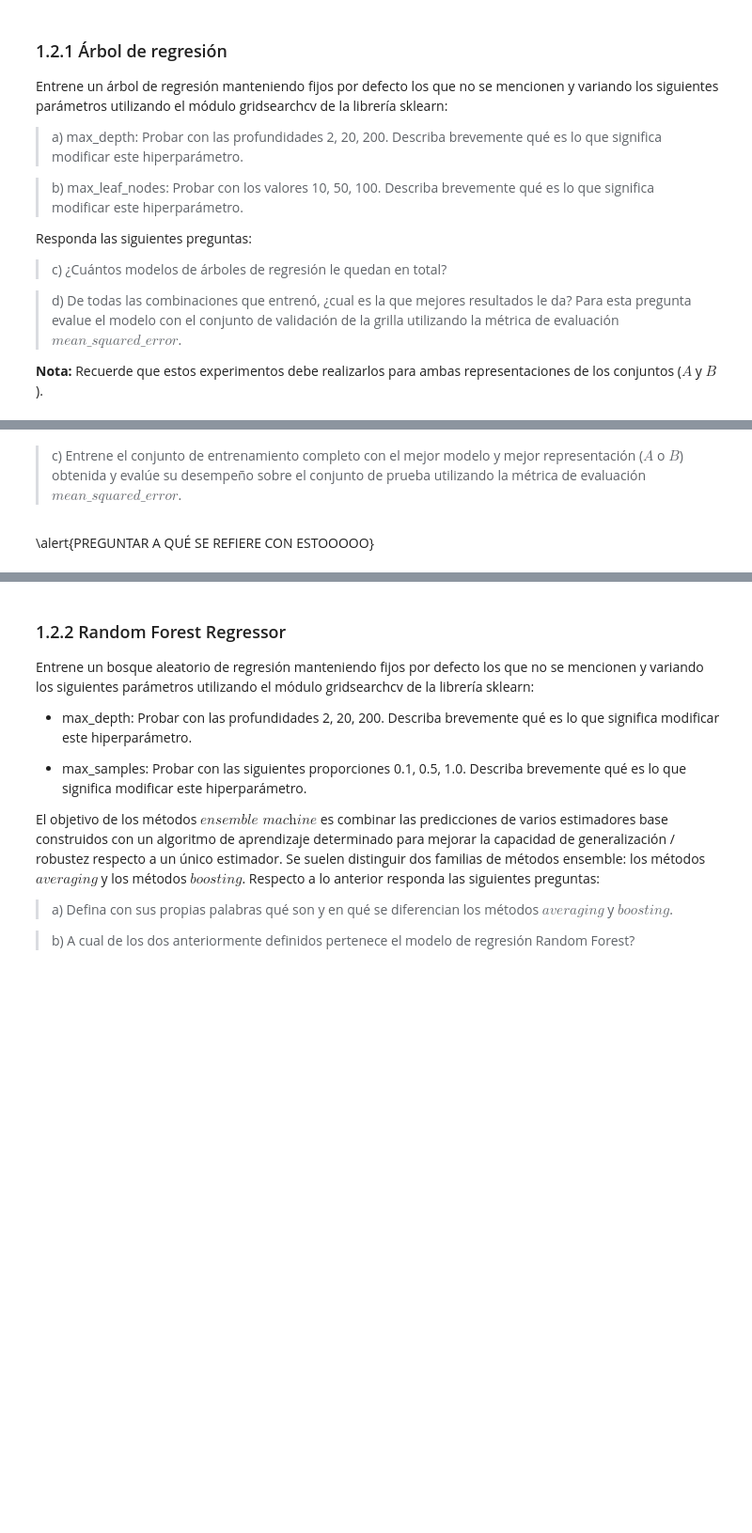
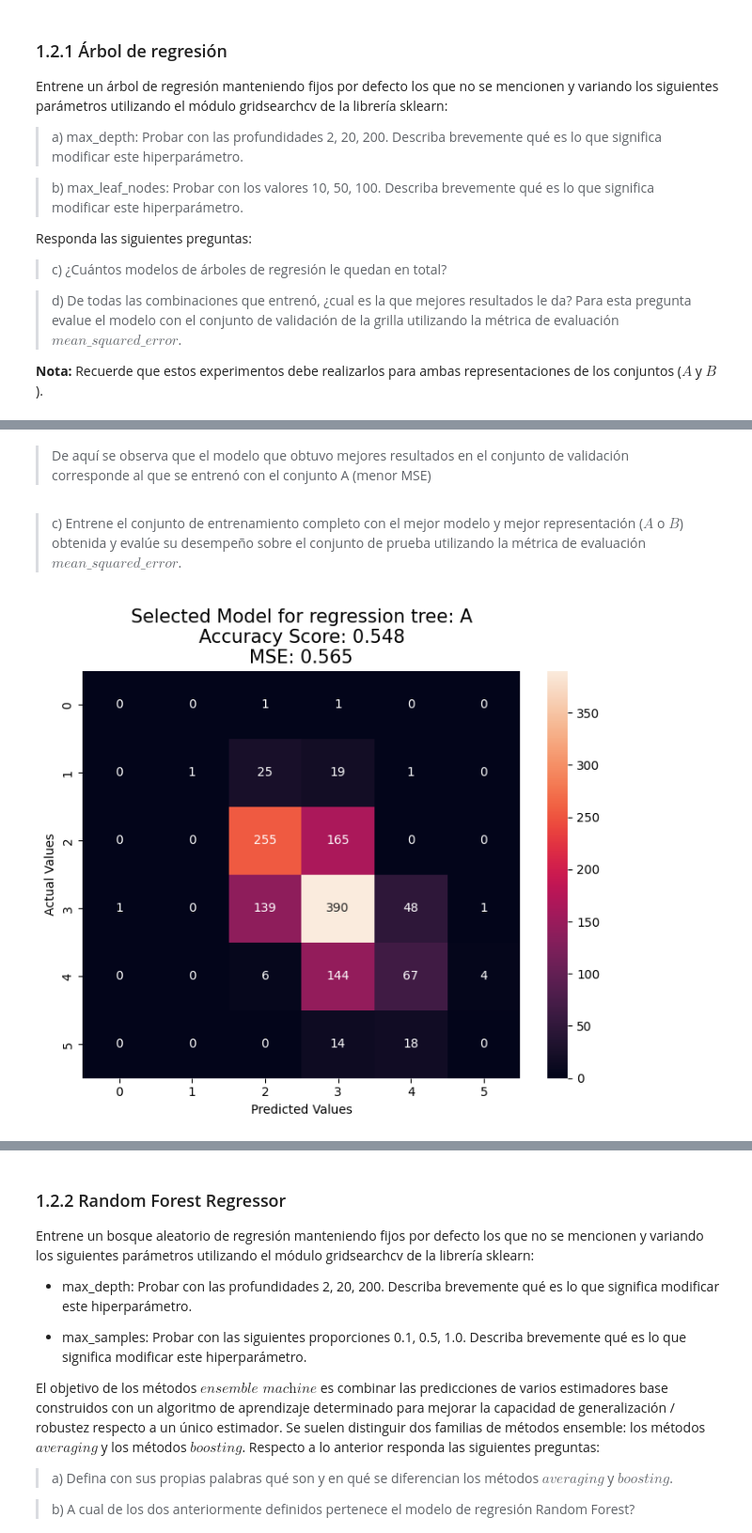
Before and after one commit to Nicolas-brj/Tarea2_INF398, a Jupyter notebook: Enunciado_Tarea_2.ipynb, the cells around one changed output, grey strips where cells are left out. Shown at 94% size. Cells and saved outputs as stored; diff of their text form; code cells hidden in the pictures; blank space fills up the shorter version.

```diff
--- a/Enunciado_Tarea_2.ipynb
+++ b/Enunciado_Tarea_2.ipynb
@@ -530,4 +630,23 @@ plt.show()
+# %% [markdown]
+> De aquí se observa que el modelo que obtuvo mejores resultados en el conjunto de validación corresponde al que se entrenó con el conjunto A (menor MSE)
 # %% [markdown]
 > c) Entrene el conjunto de entrenamiento completo con el mejor modelo y mejor representación ($A$ o $B$) obtenida y evalúe su desempeño sobre el conjunto de prueba utilizando la métrica de evaluación $mean\_squared\_error$.
-# %% [markdown]
-\alert{PREGUNTAR A QUÉ SE REFIERE CON ESTOOOOO}
+# %%
+# Calculate the confusion matrix and accuracy score for selected model
+score_regresion_tree = round(accuracy_score(y_test_tree, y_pred_tree), 3)
+score_regresion_tree_mse = round(mean_squared_error(y_test_tree, y_pred_tree), 3)
+cm = confusion_matrix(y_test_tree, y_pred_tree)
+
+# Create a figure with a single subplot
+fig, ax = plt.subplots(1, 1, figsize=(8, 6))
+
+# Plot confusion matrix for the selected model
+sns.heatmap(cm, annot=True, fmt=".0f", ax=ax)
+ax.set_xlabel('Predicted Values')
+ax.set_ylabel('Actual Values')
+ax.set_title('Selected Model for regression tree: ' + model_tree + '\nAccuracy Score: {0}'.format(score_regresion_tree) +'\nMSE: {0}'.format(score_regresion_tree_mse), size=15)
+
+# Show the plot
+plt.show()
+# %% [output]
+[figure, added]
```
Also changed, not shown: parts of 41 cells of this notebook.
